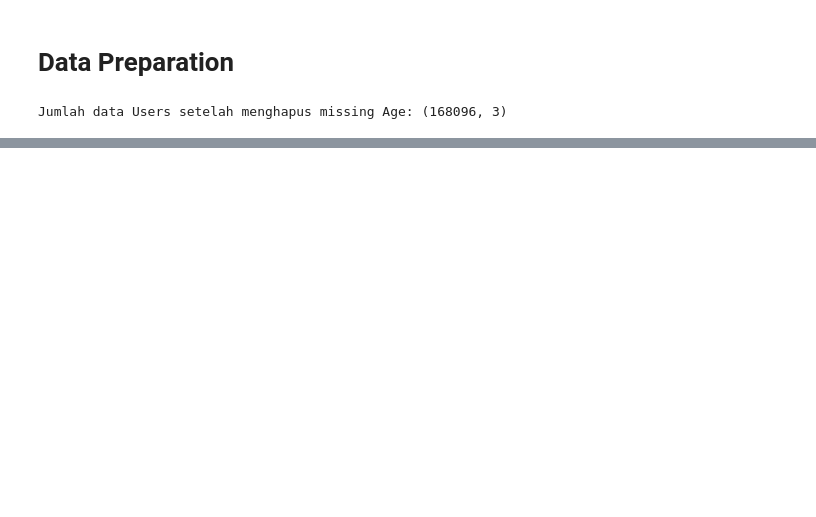
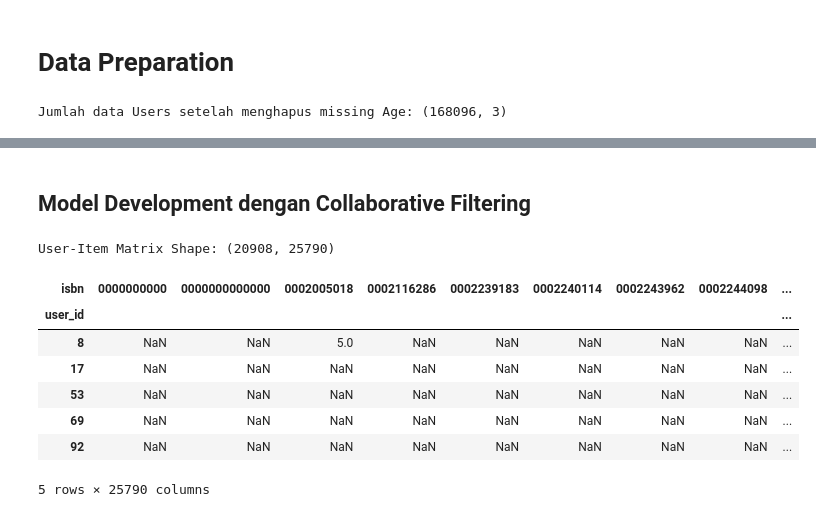
Before and after one commit to MuhDila/Submission_Proyek_Akhir_Membuat_Model_Sistem_Rekomendasi, a Jupyter notebook: notebook.ipynb, the cells around one changed output, grey strips where cells are left out. Saved outputs shown, nothing was run; the diff lists cells and outputs as text; code cells hidden in the pictures; blank space fills up the shorter version.

```diff
--- a/notebook.ipynb
+++ b/notebook.ipynb
@@ -759,0 +821,5 @@ Jumlah data Users setelah menghapus missing Age: (168096, 3)
+# %%
+# Menghapus data dengan rating 0
+ratings = ratings[ratings['Book-Rating'] != 0]
+
+print('Jumlah data Ratings setelah menghapus rating 0:', ratings.shape)
@@ -759,0 +840,12 @@ Jumlah data Users setelah menghapus missing Age: (168096, 3)
+# %%
+# Filter user yang memberikan minimal 3 rating
+user_counts = ratings['User-ID'].value_counts()
+active_users = user_counts[user_counts >= 3].index
+ratings = ratings[ratings['User-ID'].isin(active_users)]
+
+# Filter buku yang menerima minimal 3 rating
+book_counts = ratings['ISBN'].value_counts()
+popular_books = book_counts[book_counts >= 3].index
+ratings = ratings[ratings['ISBN'].isin(popular_books)]
+
+print('Jumlah data Ratings setelah filtering user dan book aktif:', ratings.shape)
@@ -759,0 +871,9 @@ Jumlah data Users setelah menghapus missing Age: (168096, 3)
+# %%
+# Membuat list User-ID, ISBN, dan Book-Rating
+user_id = ratings['User-ID'].tolist()
+isbn = ratings['ISBN'].tolist()
+book_rating = ratings['Book-Rating'].tolist()
+
+print('Jumlah data user_id:', len(user_id))
+print('Jumlah data isbn:', len(isbn))
+print('Jumlah data book_rating:', len(book_rating))
@@ -759,0 +894,9 @@ Jumlah data Users setelah menghapus missing Age: (168096, 3)
+# %%
+# Membuat DataFrame clean untuk modeling
+ratings_clean = pd.DataFrame({
+    'user_id': user_id,
+    'isbn': isbn,
+    'book_rating': book_rating
+})
+
+ratings_clean
@@ -759,0 +1121,19 @@ Jumlah data Users setelah menghapus missing Age: (168096, 3)
+# %% [markdown]
+## Model Development dengan Collaborative Filtering
+# %%
+# Membuat User-Item Matrix
+user_item_matrix = ratings_clean.pivot_table(index='user_id', columns='isbn', values='book_rating')
+
+print('User-Item Matrix Shape:', user_item_matrix.shape)
+
+user_item_matrix.head()
+# %% [output]
+User-Item Matrix Shape: (20908, 25790)
+| isbn | 0000000000 | 0000000000000 | 0002005018 | 0002116286 | 0002239183 | 0002240114 | 0002243962 | 0002244098 | ... |
+| user_id |  |  |  |  |  |  |  |  | ... |
+| 8 | NaN | NaN | 5.0 | NaN | NaN | NaN | NaN | NaN | ... |
+| 17 | NaN | NaN | NaN | NaN | NaN | NaN | NaN | NaN | ... |
+| 53 | NaN | NaN | NaN | NaN | NaN | NaN | NaN | NaN | ... |
+| 69 | NaN | NaN | NaN | NaN | NaN | NaN | NaN | NaN | ... |
+| 92 | NaN | NaN | NaN | NaN | NaN | NaN | NaN | NaN | ... |
+5 rows × 25790 columns
```
Also changed, not shown: parts of 62 cells of this notebook, 1 other file.
